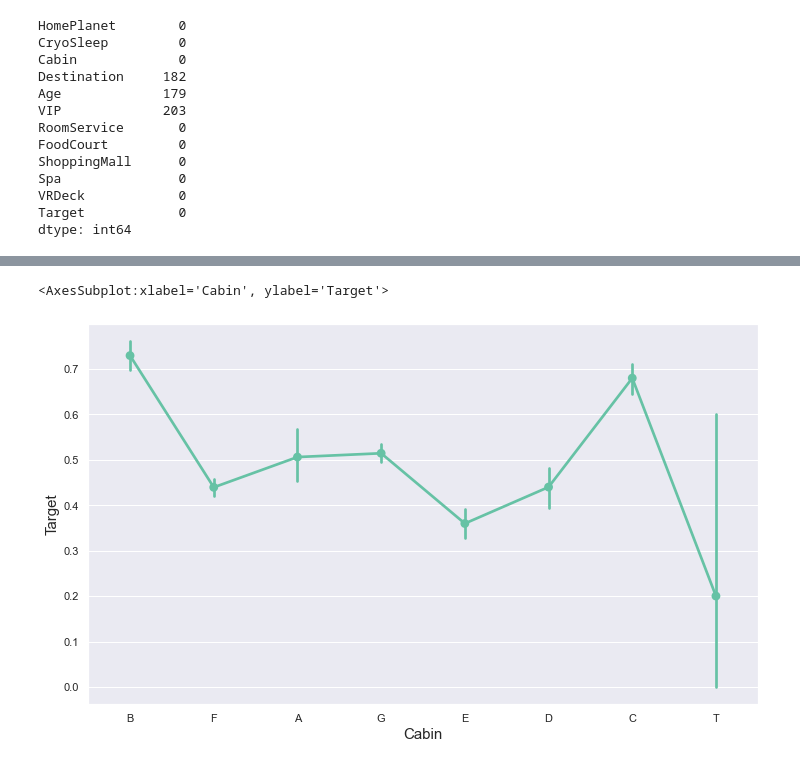
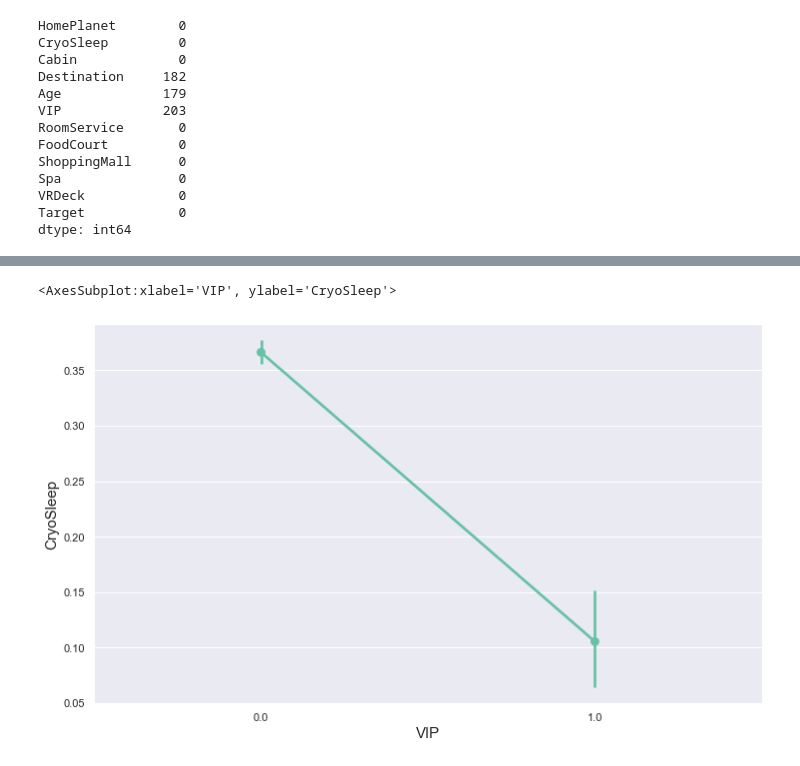
Before and after one commit to enricogoerlitz/ML-Models, a Jupyter notebook: Machine Learning Projects/01_Kaggle_Data_Projects_And_Competitions/04_Spaceship_Titanic/notebooks/01_data_eda.ipynb, the cells around one changed output, grey strips where cells are left out. Cells and saved outputs as stored; diff of their text form; code cells hidden in the pictures.

```diff
--- a/Machine Learning Projects/01_Kaggle_Data_Projects_And_Competitions/04_Spaceship_Titanic/notebooks/01_data_eda.ipynb
+++ b/Machine Learning Projects/01_Kaggle_Data_Projects_And_Competitions/04_Spaceship_Titanic/notebooks/01_data_eda.ipynb
@@ -747,0 +764,2 @@ dtype: int64
+# %%
+df[DESTINATION].fillna(df[DESTINATION].mode()[0], inplace=True)
@@ -747,0 +794,8 @@ dtype: int64
+# %%
+# hier eigenes Model bauen!
+
+age_by_home_planet_map = df.pivot_table(index=HOME_PLANET, values=AGE, aggfunc="median").to_dict()[AGE]
+is_age_na = (df[AGE].isna())
+
+df.loc[is_age_na, AGE] = df.loc[is_age_na, HOME_PLANET].map(age_by_home_planet_map)
+df[AGE].isna().sum()
@@ -753,5 +827,5 @@ sns.pointplot(x=VIP, y=TARGET, data=df)
 # %%
-sns.pointplot(x=CABIN, y=TARGET, data=df)
+sns.pointplot(x=VIP, y=CRYO_SLEEP, data=df)
 # %% [output]
-<AxesSubplot:xlabel='Cabin', ylabel='Target'>
+<AxesSubplot:xlabel='VIP', ylabel='CryoSleep'>
-[figure, old version]
+[figure, new version]
```
Also changed, not shown: parts of 32 cells of this notebook, 8 other files.
